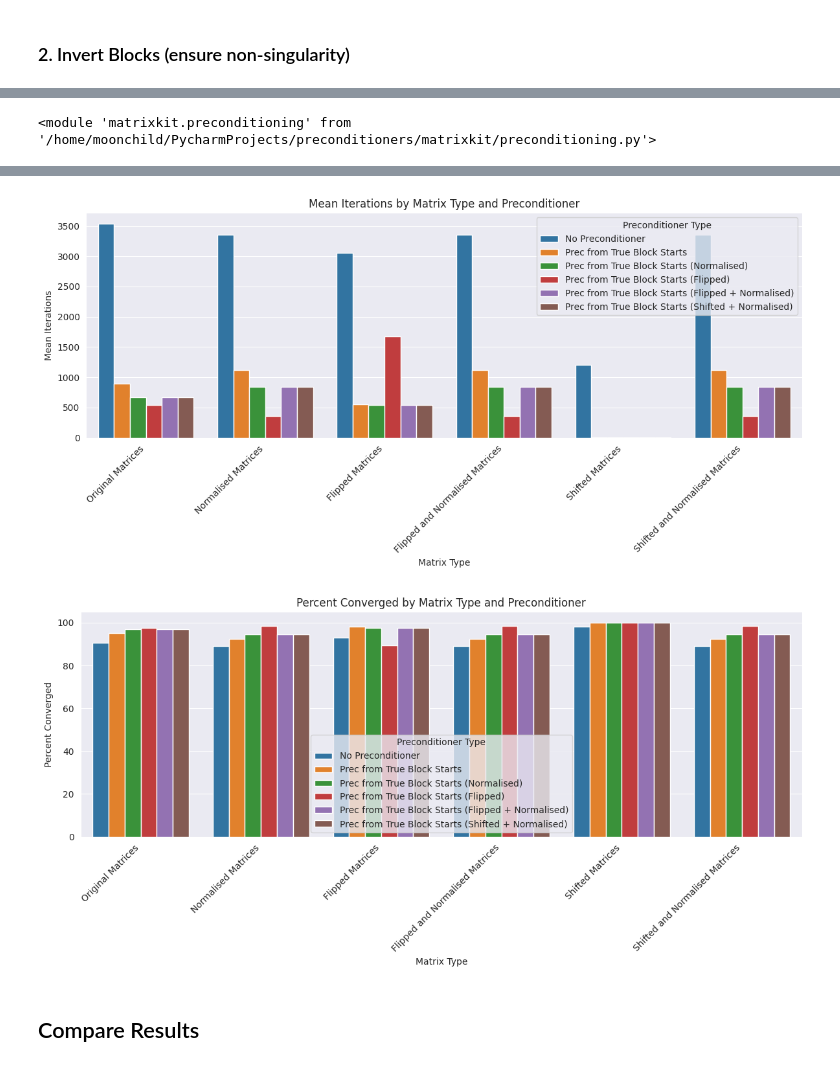
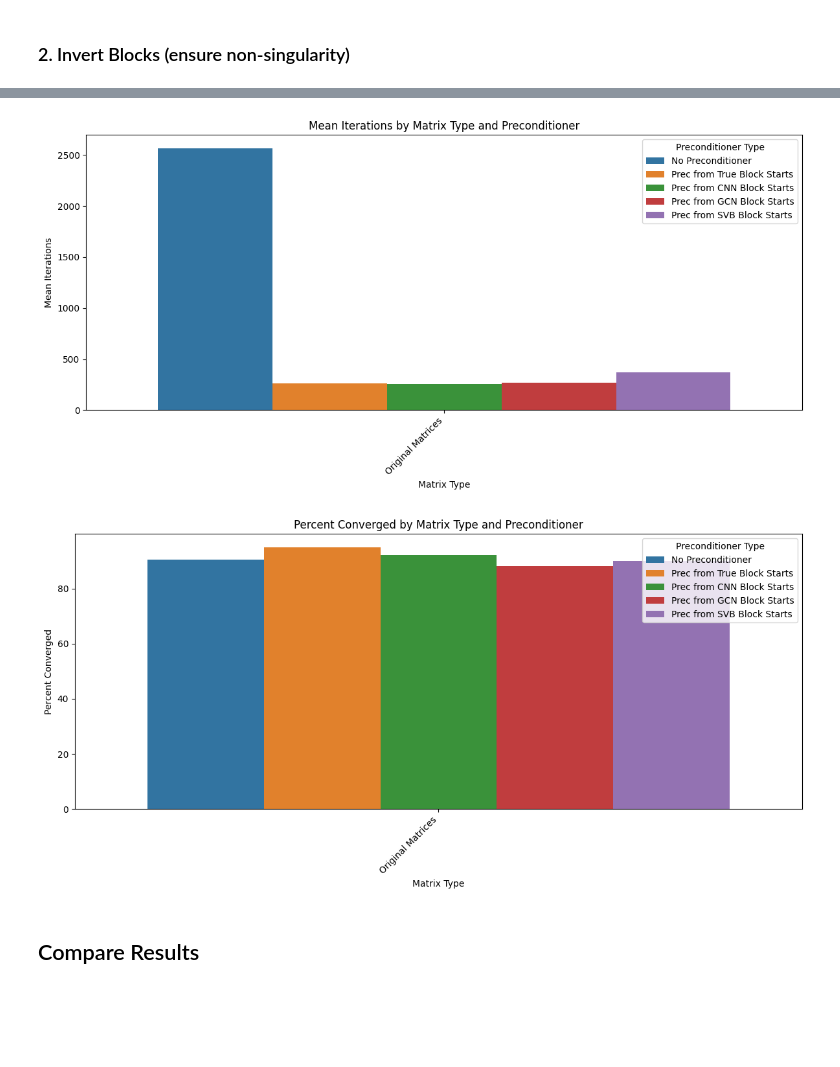
Before and after one commit to 24io/opencampus-ai-project, a Jupyter notebook: notebook_5_solving_with_GMRES.ipynb, the cells around one changed output, grey strips where cells are left out. Saved outputs shown, nothing was run; the diff lists cells and outputs as text; code cells hidden in the pictures; blank space fills up the shorter version.

```diff
--- a/notebook_5_solving_with_GMRES.ipynb
+++ b/notebook_5_solving_with_GMRES.ipynb
@@ -139,12 +140,16 @@ plt.show()
 # %% [markdown]
 ### 2. Invert Blocks (ensure non-singularity)
 # %%
-# Using True Blockstarts and Matrices with differen preprocessing methods
+# Using True block starts from different methods and Matrices (with different preprocessing methods, optional)
 precs_true = prec.generate_block_jacobi_preconditioner(A_orig, true_blocks)
-precs_true_norm = prec.generate_block_jacobi_preconditioner(A_norm, true_blocks)
-precs_true_flip = prec.generate_block_jacobi_preconditioner(A_flip, true_blocks)
-precs_true_flip_norm = prec.generate_block_jacobi_preconditioner(A_flip_norm, true_blocks)
-precs_true_shift_norm = prec.generate_block_jacobi_preconditioner(A_shift_norm, true_blocks)
+precs_cnn = prec.generate_block_jacobi_preconditioner(A_orig, cnn_blocks)
+precs_gcn = prec.generate_block_jacobi_preconditioner(A_orig, gcn_blocks)
+precs_svb = prec.generate_block_jacobi_preconditioner(A_orig, svb_blocks)
+
+# precs_true_norm = prec.generate_block_jacobi_preconditioner(A_norm, true_blocks)
+# precs_true_flip = prec.generate_block_jacobi_preconditioner(A_flip, true_blocks)
+# precs_true_flip_norm = prec.generate_block_jacobi_preconditioner(A_flip_norm, true_blocks)
+# precs_true_shift_norm = prec.generate_block_jacobi_preconditioner(A_shift_norm, true_blocks)
 
 b = np.ones((test_matrices.shape[0], A_orig.shape[1]))
 # %% [markdown]
@@ -156,32 +161,57 @@ b = np.ones((test_matrices.shape[0], A_orig.shape[1]))
     - With flipped and normalised Matrices
     - With shifted Matrices
     - With shifted and normalised Matrices
-# %%
-importlib.reload(prec)
-# %% [output]
-<module 'matrixkit.preconditioning' from '/home/moonchild/PycharmProjects/preconditioners/matrixkit/preconditioning.py'>
 # %%
-importlib.reload(prec)
+# Run GMRES experiments with different preconditioners
+input_matrices_list = [
+    ('Original Matrices', A_orig)
+]
+    # ('Normalised Matrices', A_norm),
+    # ('Flipped Matrices', A_flip),
+    # ('Flipped and Normalised Matrices', A_flip_norm),
+    # ('Shifted Matrices', A_shift),
+    # ('Shifted and Normalised Matrices', A_shift_norm)
 
-input_matrices_list = [
-    ('Original Matrices', A_orig),
-    ('Normalised Matrices', A_norm),
-    ('Flipped Matrices', A_flip),
-    ('Flipped and Normalised Matrices', A_flip_norm),
-    ('Shifted Matrices', A_shift),
-    ('Shifted and Normalised Matrices', A_shift_norm)
-]
 
 preconditioners_list = [
     ('No Preconditioner', None),
     ('Prec from True Block Starts', precs_true),
-    ('Prec from True Block Starts (Normalised)', precs_true_norm),
-    ('Prec from True Block Starts (Flipped)', precs_true_flip),
-    ('Prec from True Block Starts (Flipped + Normalised)', precs_true_flip_norm),
-    ('Prec from True Block Starts (Shifted + Normalised)', precs_true_shift_norm)
+    ('Prec from CNN Block Starts', precs_cnn),
+    ('Prec from GCN Block Starts', precs_gcn),
+    ('Prec from SVB Block Starts', precs_svb)
 ]
 
-results_df = prec.run_gmres_experiments(input_matrices_list, preconditioners_list, b)
+
+
+def run_gmres_experiments(input_matrices_list, preconditioners_list, b):
+    results = []
+
+    for input_name, input_matrices in input_matrices_list:
+        for prec_name, preconditioner_source in preconditioners_list:
+            print(f'Solving {input_name} with {prec_name}...')
+            x, info, iters, residuals = prec.solve_with_gmres_monitored(input_matrices, b, preconditioner_source)
+
+            converged = np.sum(info == 0)
+            total_systems = len(info)
+            percent_converged = (converged / total_systems) * 100
+
+            iters_converged = [iters[i] for i in range(total_systems) if info[i] == 0]
+
+            results.append({
+                'Matrix Type': input_name,
+                'Preconditioner Type': prec_name,
+                'Converged': converged,
+                'Total Systems': total_systems,
+                'Percent Converged': percent_converged,
+                'Mean Iterations': np.mean(iters_converged),
+                'Median Iterations': np.median(iters_converged),
+                'Max Iterations': np.max(iters_converged),
+                'Min Iterations': np.min(iters_converged)
+            })
+
+    return pd.DataFrame(results)
+
+results_df = run_gmres_experiments(input_matrices_list, preconditioners_list, b)
 prec.print_results_table(results_df)
 prec.plot_results(results_df)
 # %% [output]
@@ -205,4 +229,4 @@ Shifted and Normalised Matrices Prec from True Block Starts (Shifted + Normalise
-[figure, old version]
+[figure, new version]
-[figure, old version]
+[figure, new version]
 # %% [markdown]
 ## Compare Results
```
Also changed, not shown: parts of 6 cells of this notebook, 1 other file.
